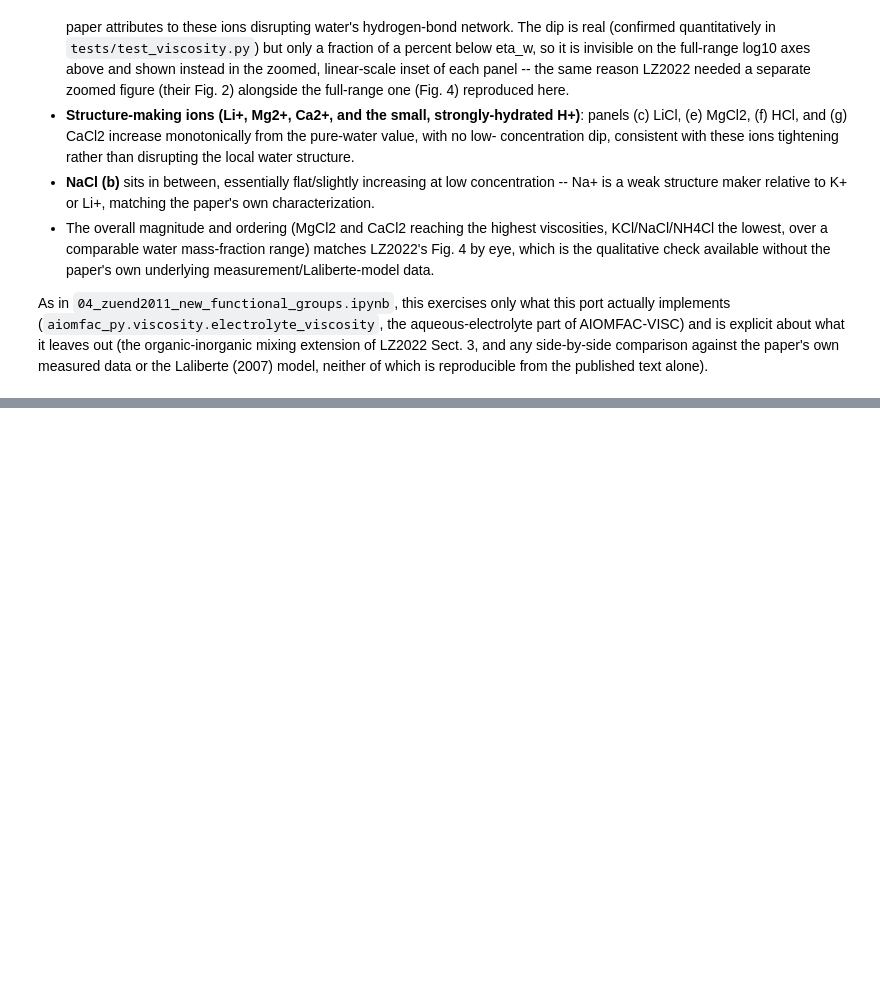
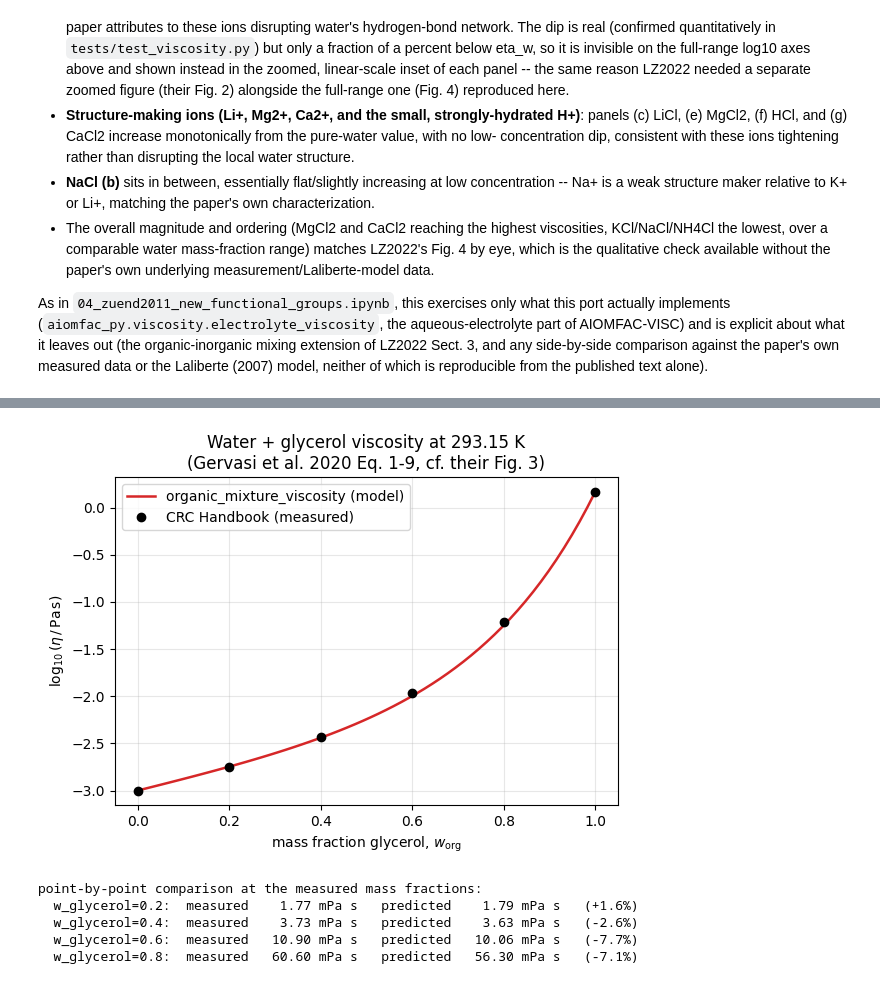
Before and after one commit to SeoulTechPSE/aiomfac-python, a Jupyter notebook: notebooks/05_lilek_zuend2022_viscosity.ipynb, the cells around one changed output, grey strips where cells are left out. Saved outputs shown, nothing was run; the diff lists cells and outputs as text; code cells hidden in the pictures; blank space fills up the shorter version.

```diff
--- a/notebooks/05_lilek_zuend2022_viscosity.ipynb
+++ b/notebooks/05_lilek_zuend2022_viscosity.ipynb
@@ -219,0 +272,40 @@ reproducible from the published text alone).
+# %%
+GLYCEROL = Component(2, "Glycerol", ((150, 2), (151, 1), (153, 3)))
+ETA0_GLYCEROL_293K = 1.46  # Pa s, measured (CRC Handbook, via Gervasi et al. 2020 Supplement)
+
+# Measured water+glycerol viscosity, CRC Handbook of Chemistry and Physics @ 293.15 K
+# (Gervasi et al. 2020 Supplement, 'Aqueous Binary Systems/glycerol+water_viscosity_CRCHandbook@293K.csv')
+crc_wtf_glycerol = np.array([0.0, 0.2, 0.4, 0.6, 0.8, 1.0])
+crc_eta_pas = np.array([water_viscosity_pas(293.15), 1.766e-3, 3.73e-3, 10.9e-3, 60.6e-3, ETA0_GLYCEROL_293K])
+
+glycerol_model = ActivityModel([WATER, GLYCEROL])
+wtf_grid = np.linspace(1e-6, 1 - 1e-6, 60)
+eta_predicted = np.empty_like(wtf_grid)
+for i, wtf in enumerate(wtf_grid):
+    res = glycerol_model.evaluate([1 - wtf, wtf], 293.15, basis="mass")
+    eta_predicted[i] = organic_mixture_viscosity(glycerol_model, res.x, 293.15, {2: ETA0_GLYCEROL_293K}).eta_pas
+
+fig, ax = plt.subplots(figsize=(6, 4.5))
+ax.plot(wtf_grid, np.log10(eta_predicted), "-", color="C3", lw=1.8, label="organic_mixture_viscosity (model)")
+ax.plot(crc_wtf_glycerol, np.log10(crc_eta_pas), "o", color="k", ms=6, label="CRC Handbook (measured)")
+ax.set_xlabel(r"mass fraction glycerol, $w_{\mathrm{org}}$")
+ax.set_ylabel(r"$\log_{10}(\eta\,/\,\mathrm{Pa\,s})$")
+ax.set_title("Water + glycerol viscosity at 293.15 K\n(Gervasi et al. 2020 Eq. 1-9, cf. their Fig. 3)")
+ax.legend()
+ax.grid(alpha=0.3)
+fig.tight_layout()
+plt.show()
+
+print("point-by-point comparison at the measured mass fractions:")
+for wtf, eta_meas in zip(crc_wtf_glycerol[1:-1], crc_eta_pas[1:-1]):
+    res = glycerol_model.evaluate([1 - wtf, wtf], 293.15, basis="mass")
+    eta_pred = organic_mixture_viscosity(glycerol_model, res.x, 293.15, {2: ETA0_GLYCEROL_293K}).eta_pas
+    print(f"  w_glycerol={wtf:.1f}:  measured {eta_meas*1e3:7.2f} mPa s   "
+          f"predicted {eta_pred*1e3:7.2f} mPa s   ({100*(eta_pred/eta_meas - 1):+.1f}%)")
+# %% [output]
+[figure, added]
+point-by-point comparison at the measured mass fractions:
+  w_glycerol=0.2:  measured    1.77 mPa s   predicted    1.79 mPa s   (+1.6%)
+  w_glycerol=0.4:  measured    3.73 mPa s   predicted    3.63 mPa s   (-2.6%)
+  w_glycerol=0.6:  measured   10.90 mPa s   predicted   10.06 mPa s   (-7.7%)
+  w_glycerol=0.8:  measured   60.60 mPa s   predicted   56.30 mPa s   (-7.1%)
```
Also changed, not shown: parts of 9 cells of this notebook, 6 other files.
